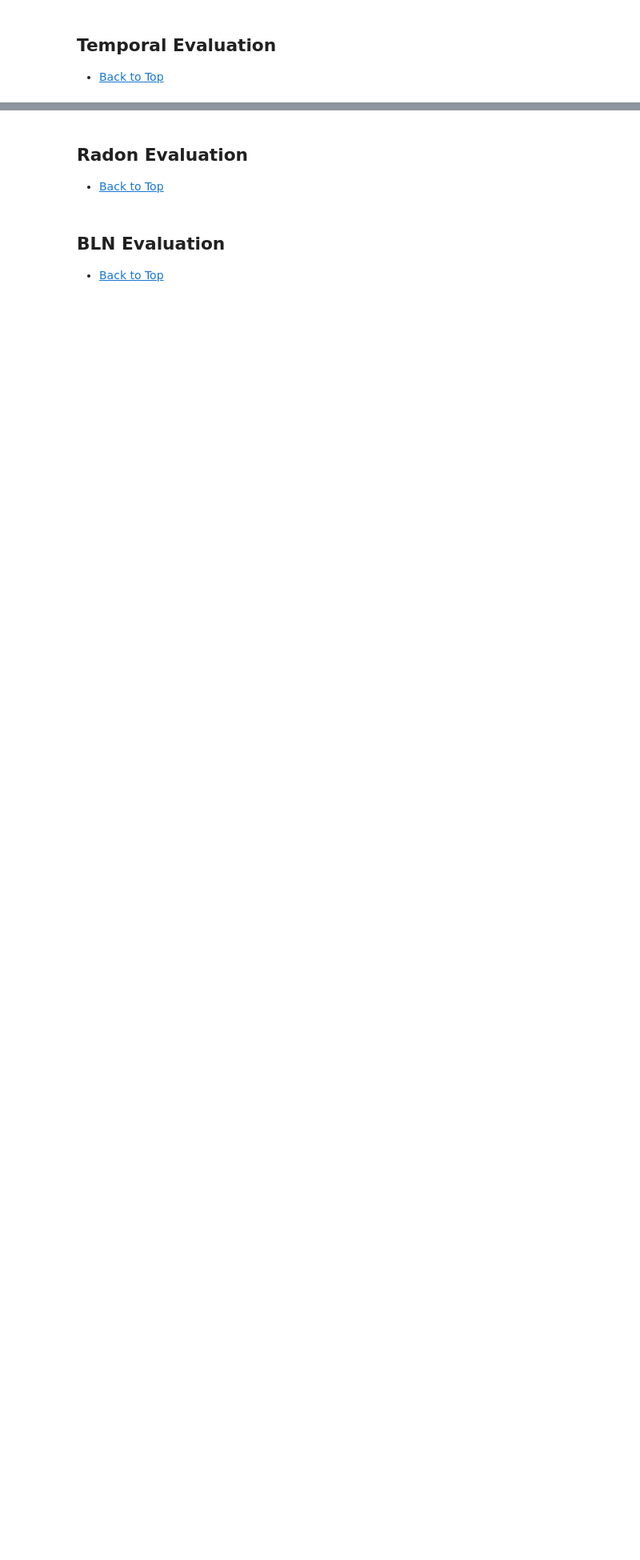
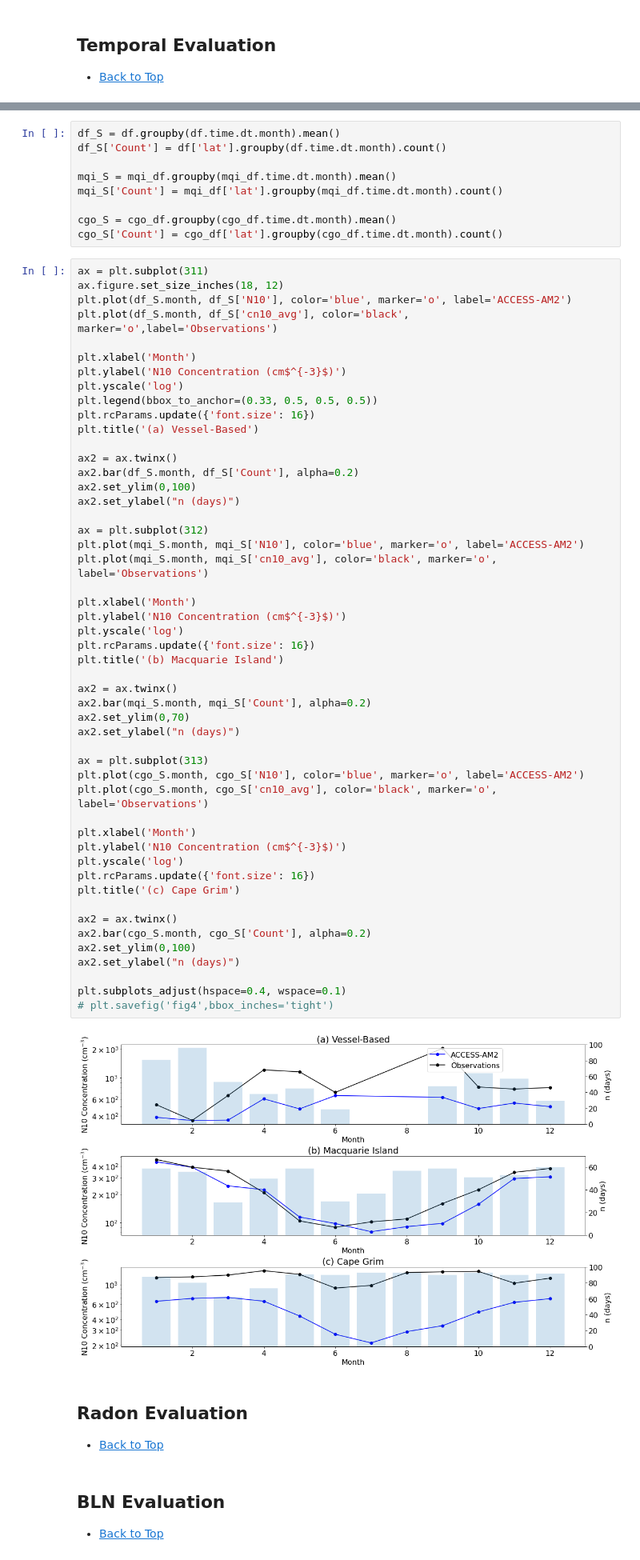
Before and after one commit to llamprey/access-eval, a Jupyter notebook: evaluation.ipynb, the cells around one changed output, grey strips where cells are left out. Shown at 80% size. Cells and saved outputs as stored; diff of their text form; blank space fills up the shorter version.

```diff
--- a/evaluation.ipynb
+++ b/evaluation.ipynb
@@ -248,6 +266,67 @@ plt.title('(c) Cape Grim 2016-2018')
 plt.subplots_adjust(hspace=0.4, wspace=0.1)
 # %% [output]
 [figure]
+# %%
+df_S = df.groupby(df.time.dt.month).mean()
+df_S['Count'] = df['lat'].groupby(df.time.dt.month).count()
+
+mqi_S = mqi_df.groupby(mqi_df.time.dt.month).mean()
+mqi_S['Count'] = mqi_df['lat'].groupby(mqi_df.time.dt.month).count()
+
+cgo_S = cgo_df.groupby(cgo_df.time.dt.month).mean()
+cgo_S['Count'] = cgo_df['lat'].groupby(cgo_df.time.dt.month).count()
+# %%
+ax = plt.subplot(311)
+ax.figure.set_size_inches(18, 12)
+plt.plot(df_S.month, df_S['N10'], color='blue', marker='o', label='ACCESS-AM2')
+plt.plot(df_S.month, df_S['cn10_avg'], color='black', marker='o',label='Observations')
+
+plt.xlabel('Month')
+plt.ylabel('N10 Concentration (cm$^{-3}$)')
+plt.yscale('log')
+plt.legend(bbox_to_anchor=(0.33, 0.5, 0.5, 0.5))
+plt.rcParams.update({'font.size': 16})
+plt.title('(a) Vessel-Based')
+
+ax2 = ax.twinx()
+ax2.bar(df_S.month, df_S['Count'], alpha=0.2)
+ax2.set_ylim(0,100)
+ax2.set_ylabel("n (days)")
+
+ax = plt.subplot(312)
+plt.plot(mqi_S.month, mqi_S['N10'], color='blue', marker='o', label='ACCESS-AM2')
+plt.plot(mqi_S.month, mqi_S['cn10_avg'], color='black', marker='o', label='Observations')
+
+plt.xlabel('Month')
+plt.ylabel('N10 Concentration (cm$^{-3}$)')
+plt.yscale('log')
+plt.rcParams.update({'font.size': 16})
+plt.title('(b) Macquarie Island')
+
+ax2 = ax.twinx()
+ax2.bar(mqi_S.month, mqi_S['Count'], alpha=0.2)
+ax2.set_ylim(0,70)
+ax2.set_ylabel("n (days)")
+
+ax = plt.subplot(313)
+plt.plot(cgo_S.month, cgo_S['N10'], color='blue', marker='o', label='ACCESS-AM2')
+plt.plot(cgo_S.month, cgo_S['cn10_avg'], color='black', marker='o', label='Observations')
+
+plt.xlabel('Month')
+plt.ylabel('N10 Concentration (cm$^{-3}$)')
+plt.yscale('log')
+plt.rcParams.update({'font.size': 16})
+plt.title('(c) Cape Grim')
+
+ax2 = ax.twinx()
+ax2.bar(cgo_S.month, cgo_S['Count'], alpha=0.2)
+ax2.set_ylim(0,100)
+ax2.set_ylabel("n (days)")
+
+plt.subplots_adjust(hspace=0.4, wspace=0.1)
+# plt.savefig('fig4',bbox_inches='tight')
+# %% [output]
+[figure, added]
 # %% [markdown]
 ## Radon Evaluation <a class="anchor" id="fourth-bullet"></a>
 * [Back to Top](#top)
```
Also changed, not shown: parts of 4 cells of this notebook.
